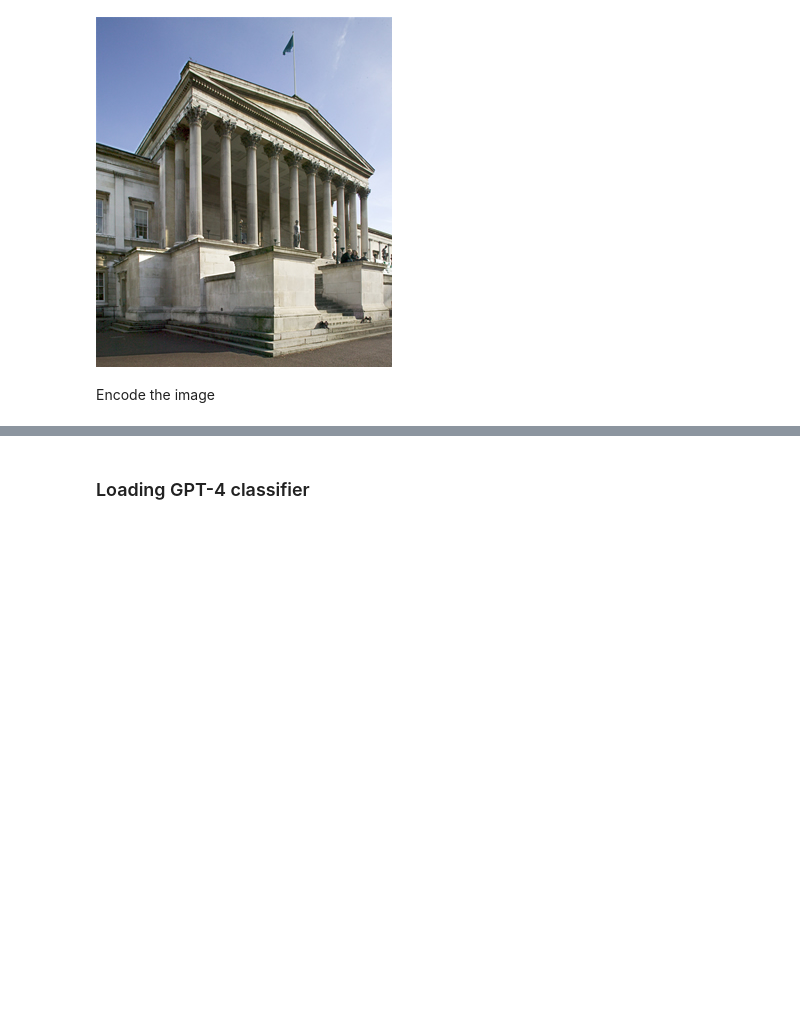
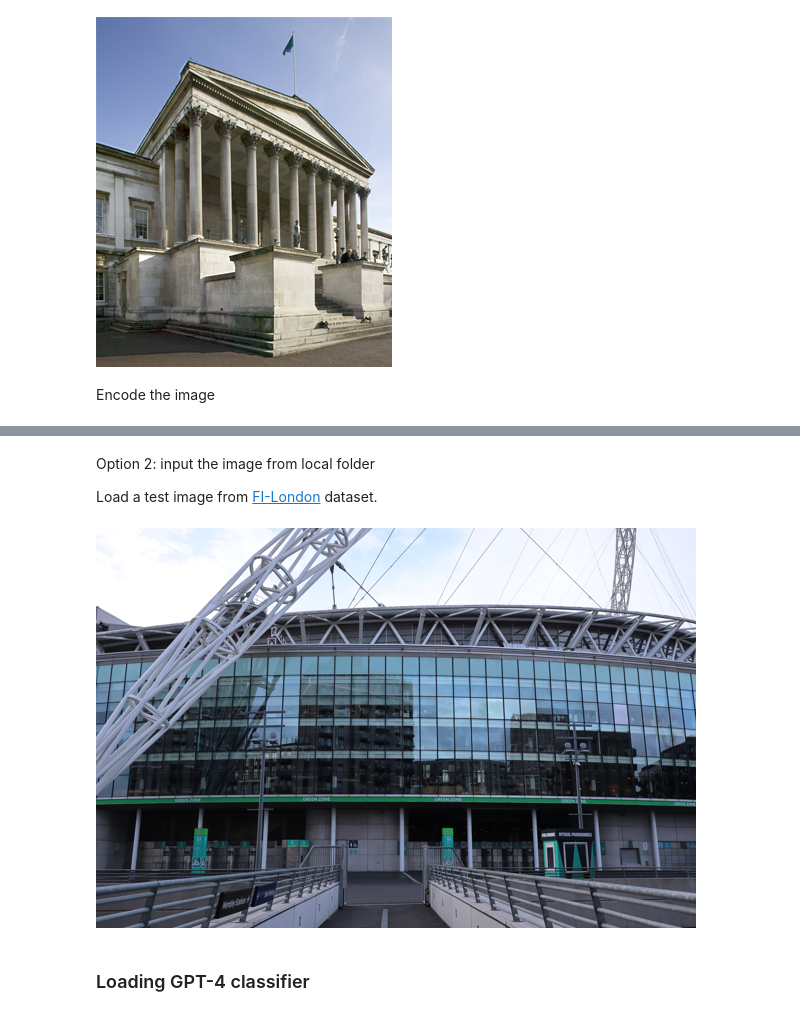
Before and after one commit to zichaozeng/AI-2024_Multimodal_Large_Language_Model, a Jupyter notebook: GPT_tutorial.ipynb, the cells around one changed output, grey strips where cells are left out. Cells and saved outputs as stored; diff of their text form; code cells hidden in the pictures; blank space fills up the shorter version.

```diff
--- a/GPT_tutorial.ipynb
+++ b/GPT_tutorial.ipynb
@@ -78,0 +89,14 @@ base64_image
+# %% [markdown]
+Option 2: input the image from local folder
+
+Load a test image from [FI-London](https://rdr.ucl.ac.uk/articles/dataset/FI-London/25592799?file=45653850) dataset.
+# %%
+# You can input the image path here (we've provided some samples)
+img_path = './FI-London/14.jpg'
+# Load the image using pillow
+raw_image = Image.open(img_path).convert('RGB')
+
+# Display the image
+raw_image.resize((600, 400))
+# %% [output]
+[figure, added]
```
Also changed, not shown: parts of 17 cells of this notebook.
